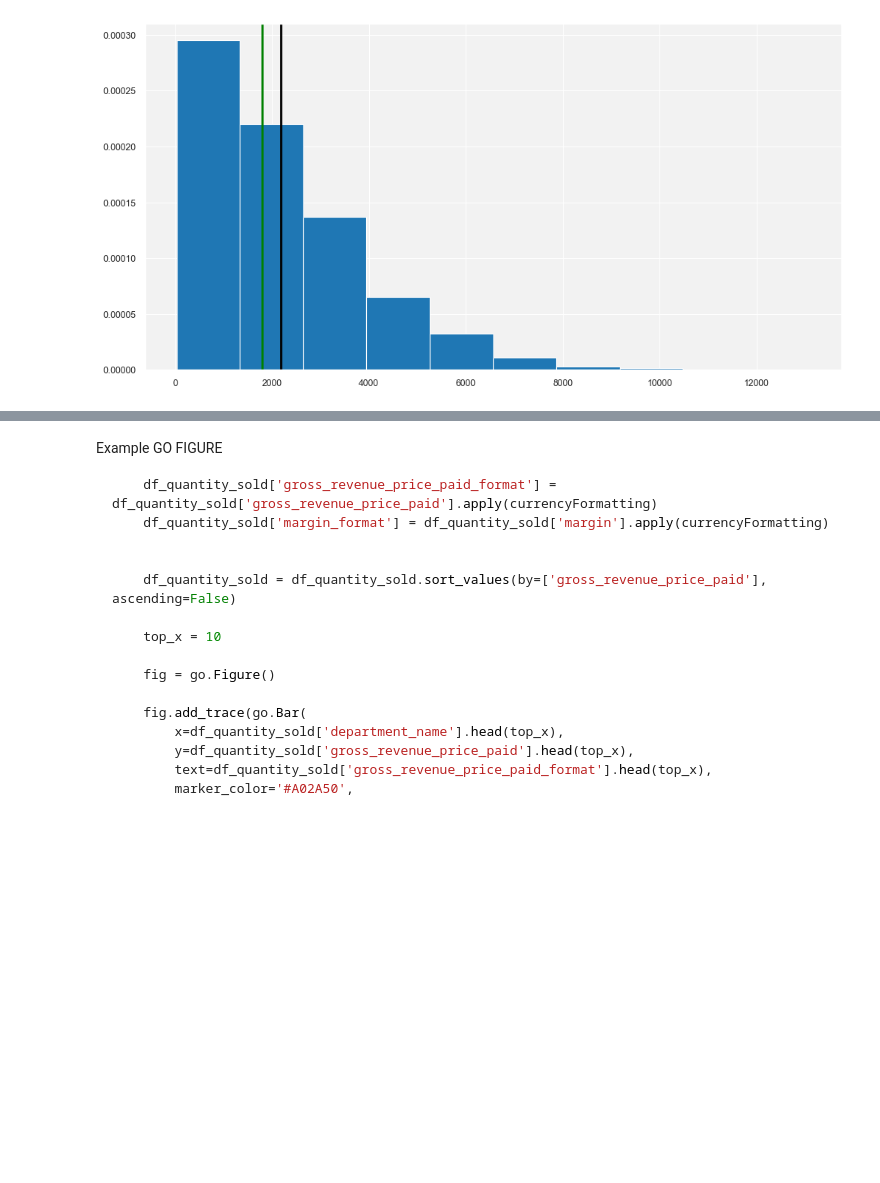
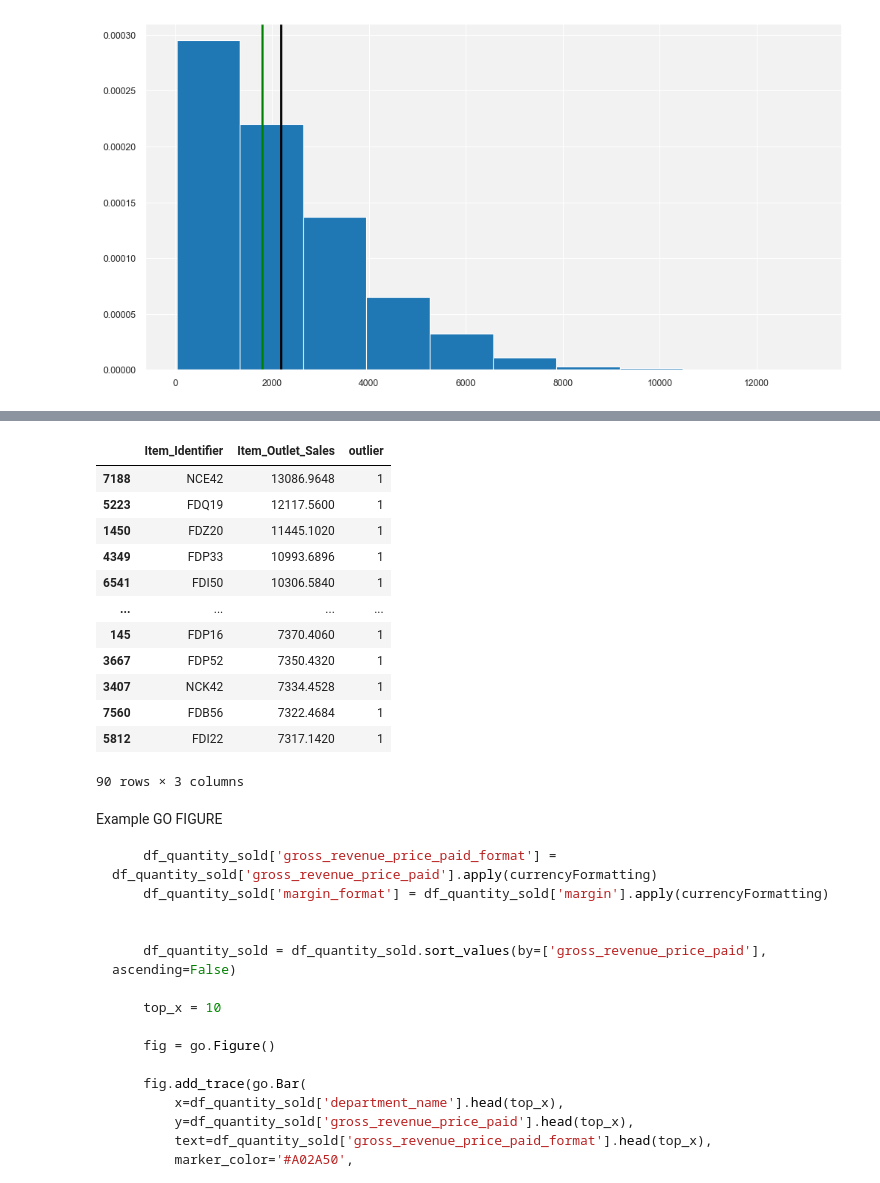
Before and after one commit to Krupique/mlops-projects, a Jupyter notebook: 02-bigmart_sales_prediction/notebook/data_analysis_new.ipynb, the cells around one changed output, grey strips where cells are left out. Drawn from its saved outputs; the diff is of its cells as text; code cells hidden in the pictures; blank space fills up the shorter version.

```diff
--- a/02-bigmart_sales_prediction/notebook/data_analysis_new.ipynb
+++ b/02-bigmart_sales_prediction/notebook/data_analysis_new.ipynb
@@ -454,0 +460,27 @@ Median : 1794.33
+# %%
+threshold = 3
+
+df_outlier = df_train_raw.copy()
+df_outlier['outlier'] = '0'
+
+
+z = np.abs(zscore(df_outlier['Item_Outlet_Sales']))
+indices = list(np.array(np.where(z > threshold)).reshape(-1))
+
+df_outlier.iloc[indices, df_outlier.columns.get_loc('outlier')] = '1'
+
+df_outlier.loc[df_outlier['outlier'] == '1', ['Item_Identifier', 'Item_Outlet_Sales', 'outlier']].sort_values(by=['Item_Outlet_Sales'], ascending=False)
+# %% [output]
+|  | Item_Identifier | Item_Outlet_Sales | outlier |
+| 7188 | NCE42 | 13086.9648 | 1 |
+| 5223 | FDQ19 | 12117.5600 | 1 |
+| 1450 | FDZ20 | 11445.1020 | 1 |
+| 4349 | FDP33 | 10993.6896 | 1 |
+| 6541 | FDI50 | 10306.5840 | 1 |
+| ... | ... | ... | ... |
+| 145 | FDP16 | 7370.4060 | 1 |
+| 3667 | FDP52 | 7350.4320 | 1 |
+| 3407 | NCK42 | 7334.4528 | 1 |
+| 7560 | FDB56 | 7322.4684 | 1 |
+| 5812 | FDI22 | 7317.1420 | 1 |
+90 rows × 3 columns
```
Also changed, not shown: parts of 2 cells of this notebook.
